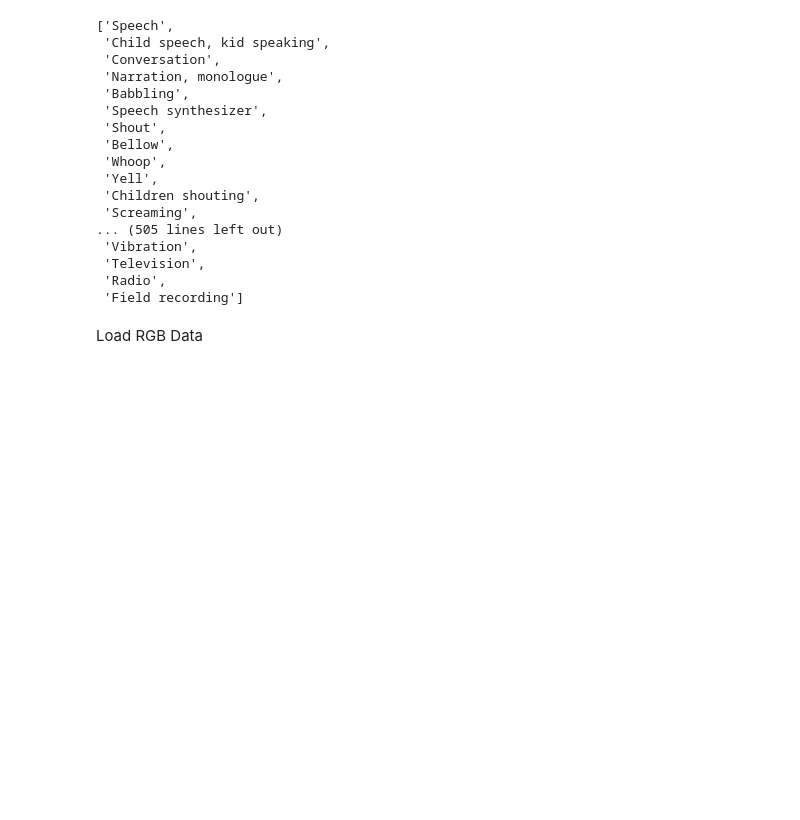
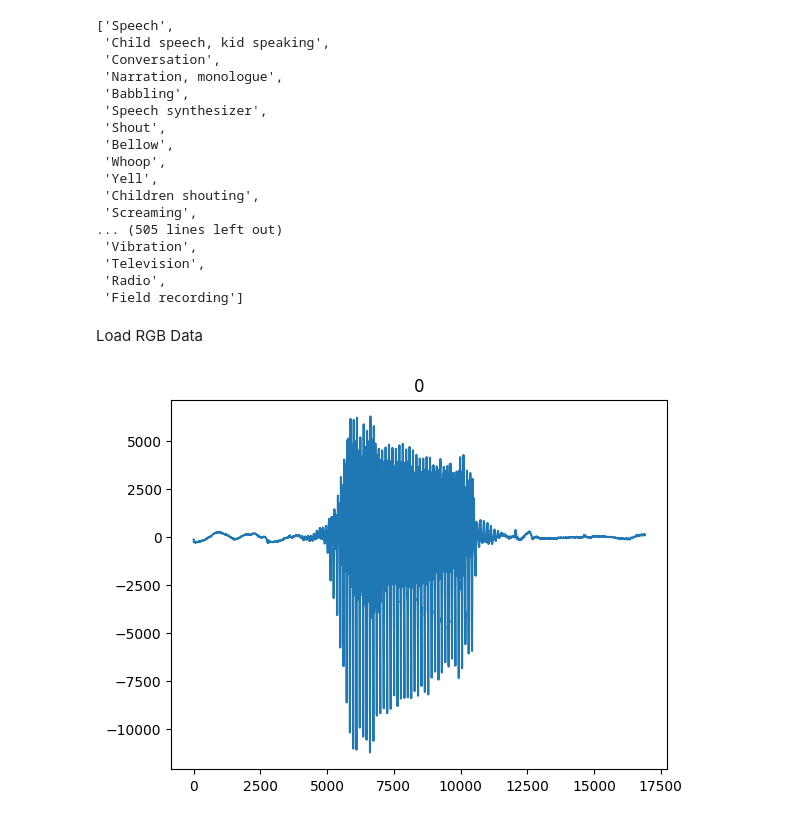
Before and after one commit to teleplayer123/audio_recognition, a Jupyter notebook: transfer_learning.ipynb, the cells around one changed output. Saved outputs shown, nothing was run; the diff lists cells and outputs as text; code cells hidden in the pictures; blank space fills up the shorter version.

```diff
--- a/transfer_learning.ipynb
+++ b/transfer_learning.ipynb
@@ -3,24 +3,11 @@ import os
 import numpy as np
 import tensorflow as tf
 # import tensorflow_hub as hub
-import tensorflow_io as tfio
+# import tensorflow_io as tfio
 import scipy.signal as sps
 from scipy.io import wavfile
 import matplotlib.pyplot as plt
 import pandas as pd
-
-
-@tf.function
-def load_wav_16k_mono(filename):
-    """ Load a WAV file, convert it to a float tensor, resample to 16 kHz single-channel audio. """
-    file_contents = tf.io.read_file(filename)
-    wav, sample_rate = tf.audio.decode_wav(
-          file_contents,
-          desired_channels=1)
-    wav = tf.squeeze(wav, axis=-1)
-    sample_rate = tf.cast(sample_rate, dtype=tf.int64)
-    wav = tfio.audio.resample(wav, rate_in=sample_rate, rate_out=16000)
-    return wav
 # %%
 # yamnet_model_handle = 'https://tfhub.dev/google/yamnet/1'
 # yamnet_model = hub.load(yamnet_model_handle)
@@ -33,8 +20,8 @@ model_dir = os.path.join(os.getcwd(), "models", "yamnet")
 model = tf.saved_model.load(model_dir)
 # %%
 class_path = model.class_map_path().numpy().decode()
-labels = list(pd.read_csv(class_path)["display_name"])
-labels
+class_names = list(pd.read_csv(class_path)["display_name"])
+class_names
 # %% [output]
 ['Speech',
  'Child speech, kid speaking',
@@ -56,6 +43,13 @@ labels
 # %% [markdown]
 Load RGB Data
 # %%
+def load_wav_16k_mono(fname):
+    sample_rate, data = wavfile.read(fname)
+    rate_out=16000
+    n_samples = round(len(data) * rate_out / sample_rate)
+    wav = sps.resample(data, n_samples)
+    return wav
+
 def load_data_rgb_multi_class(data_dir):
     labels = []
     feature_arr = []
@@ -83,3 +77,12 @@ def load_data_rgb_multi_class(data_dir):
     return np.array(feature_arr), np.array(labels)
 # %%
 data_dir = os.path.join(os.getcwd(), "rgb_wavs", "rgb")
+
+waveforms, labels = load_data_rgb_multi_class(data_dir)
+
+waveform0, label0 = waveforms[0], labels[0]
+plt.plot(waveform0)
+plt.title(label0)
+plt.show()
+# %% [output]
+[figure, added]
```
Also changed, not shown: 1 other file.
